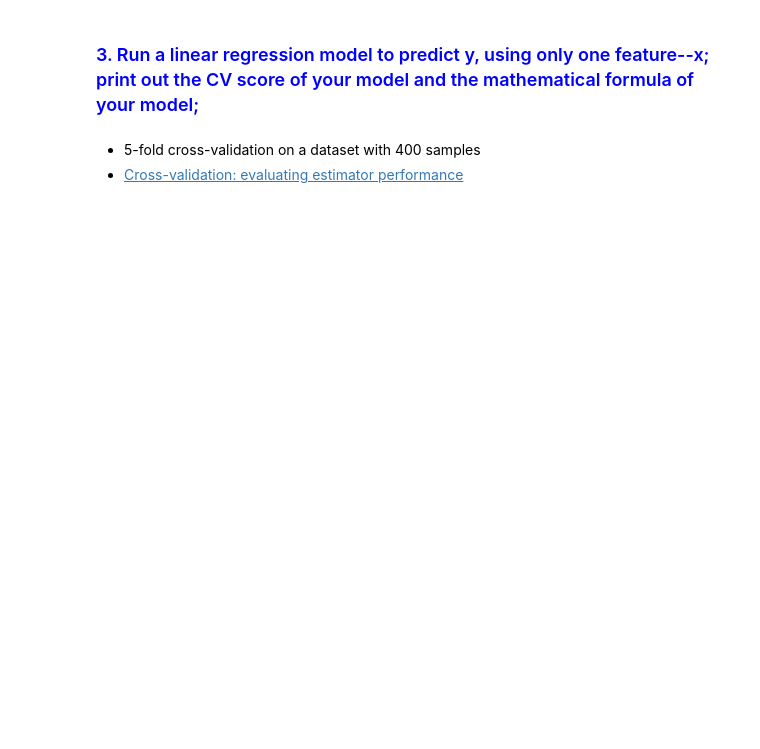
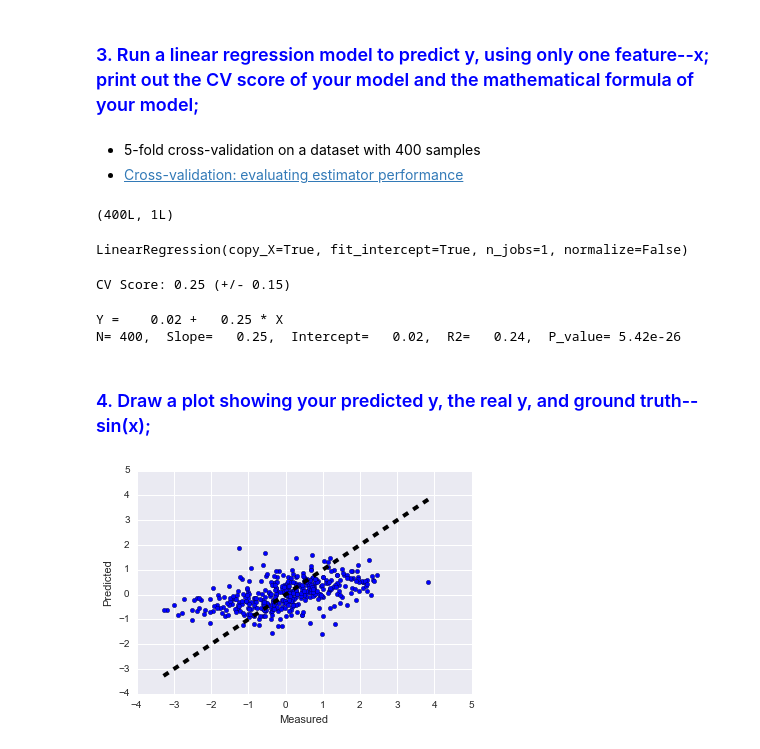
Before and after one commit to time2036/temp, a Jupyter notebook: DS_2.ipynb, the cells around one changed output. Cells and saved outputs as stored; diff of their text form; code cells hidden in the pictures; blank space fills up the shorter version.

```diff
--- a/DS_2.ipynb
+++ b/DS_2.ipynb
@@ -51,3 +51,63 @@ sns.jointplot(df.sin_x,df.y)
 # %% [markdown]
 * 5-fold cross-validation on a dataset with 400 samples
 * [Cross-validation: evaluating estimator performance](http://scikit-learn.org/stable/modules/cross_validation.html)
+# %%
+# Set up Y as target
+Y = df.y
+# Use v to make X two-dimensional
+X = np.vstack(df.x)
+X.shape
+# %% [output]
+(400L, 1L)
+# %%
+# Import the cross alidation and linear regression
+from sklearn import cross_validation
+from sklearn.linear_model import LinearRegression
+
+# Create linear regression object
+linreg = LinearRegression()
+
+# Train the model using the training sets
+linreg.fit(X,Y)
+# %% [output]
+LinearRegression(copy_X=True, fit_intercept=True, n_jobs=1, normalize=False)
+# %%
+# 10-fold cross-validation for Linear Regression
+scores = cross_validation.cross_val_score(linreg, X, Y, cv = 4)
+#print "MSE=" +scores.mean() + "+/-" + scores.std()
+#print("CV Scores: Mean = %s, std = %s" % (scores.mean(), scores.std()))
+print("CV Score: %0.2f (+/- %0.2f)" % (scores.mean(), scores.std() * 2))
+# %% [output]
+CV Score: 0.25 (+/- 0.15)
+# %%
+# Obtaining predictions by cross-validation
+from sklearn.model_selection import cross_val_predict
+from sklearn import metrics
+predicted = cross_val_predict(linreg, X, Y, cv = 4)
+
+slope, intercept, r_value, p_value, std_err = stats.linregress(Y, predicted)
+
+# print out the mathematical formula of  model
+info = "N= %2i,  Slope= %6.2f,  Intercept= %6.2f,  R2= %6.2f,  P_value= %6.2e"%\
+  (len(Y),slope,intercept,r_value*r_value,p_value)
+
+formula = "Y =  %6.2f + %6.2f * X"%\
+  (intercept,slope,)
+
+print formula
+print info
+# %% [output]
+Y =    0.02 +   0.25 * X
+N= 400,  Slope=   0.25,  Intercept=   0.02,  R2=   0.24,  P_value= 5.42e-26
+# %% [markdown]
+### <font color='blue'> 4. Draw a plot showing your predicted y, the real y, and ground truth--sin(x);</font>
+# %%
+# Plot
+fig, ax = plt.subplots()
+ax.scatter(Y, predicted)
+ax.plot([Y.min(), Y.max()], [Y.min(), Y.max()], 'k--', lw=4)
+ax.set_xlabel('Measured')
+ax.set_ylabel('Predicted')
+plt.show()
+# %% [output]
+[figure, added]
```
Also changed, not shown: parts of 14 cells of this notebook.
